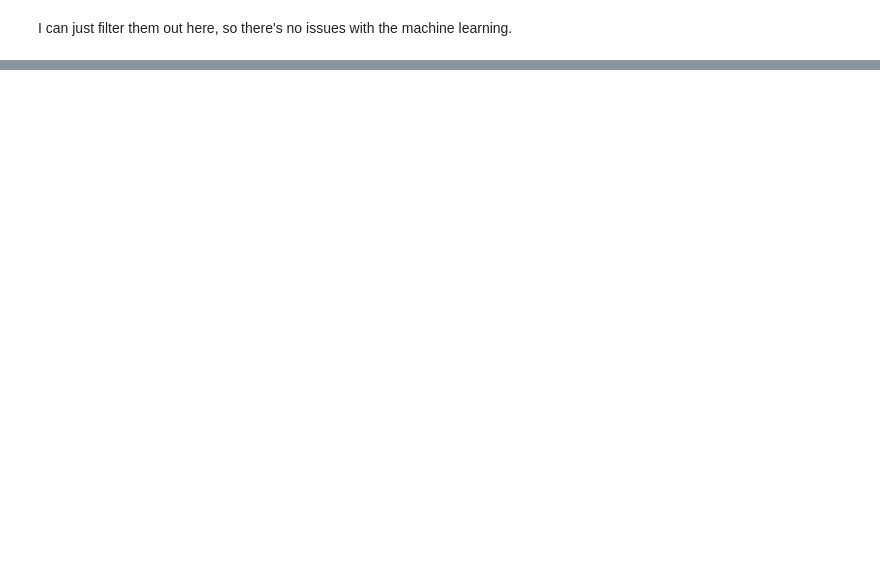
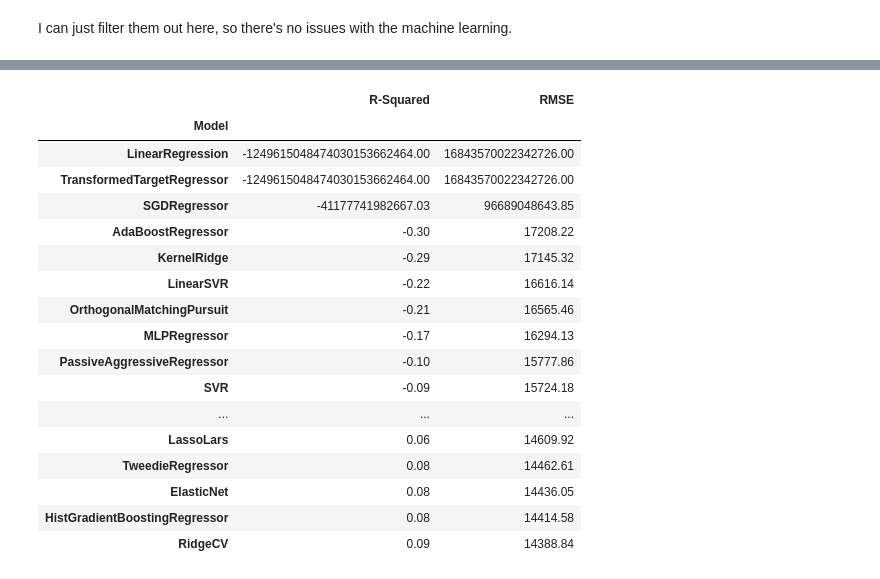
Before and after one commit to cqtqlyst/science-fair-24, a Jupyter notebook: project.ipynb, the cells around one changed output, grey strips where cells are left out. Cells and saved outputs as stored; diff of their text form; code cells hidden in the pictures; blank space fills up the shorter version.

```diff
--- a/project.ipynb
+++ b/project.ipynb
@@ -121,0 +286,28 @@ for value in dhfr_data['standard_value']:
+# %%
+removed_regressors = [
+    "TheilSenRegressor",
+    "ARDRegression",
+    "CCA",
+    "IsotonicRegression",
+    "StackingRegressor",
+    "MultiOutputRegressor",
+    "MultiTaskElasticNet",
+    "MultiTaskElasticNetCV",
+    "MultiTaskLasso",
+    "MultiTaskLassoCV",
+    "PLSCanonical",
+    "PLSRegression",
+    "QuantileRegressor",
+    "RadiusNeighborsRegressor",
+    "RegressorChain",
+    "VotingRegressor",
+]
+
+REGRESSORS = [
+    est
+    for est in all_estimators()
+    if (issubclass(est[1], RegressorMixin) and (est[0] not in removed_regressors))
+]
+
+clf = LazyRegressor(custom_metric=None, verbose=1, ignore_warnings=False, regressors = REGRESSORS)
+models, predictions = clf.fit(input_train, input_test, output_train, output_test)
@@ -121,0 +339,22 @@ for value in dhfr_data['standard_value']:
+# %%
+predictions = predictions[['R-Squared', 'RMSE']]
+predictions
+# %% [output]
+|  | R-Squared | RMSE |
+| Model |  |  |
+| LinearRegression | -1249615048474030153662464.00 | 16843570022342726.00 |
+| TransformedTargetRegressor | -1249615048474030153662464.00 | 16843570022342726.00 |
+| SGDRegressor | -41177741982667.03 | 96689048643.85 |
+| AdaBoostRegressor | -0.30 | 17208.22 |
+| KernelRidge | -0.29 | 17145.32 |
+| LinearSVR | -0.22 | 16616.14 |
+| OrthogonalMatchingPursuit | -0.21 | 16565.46 |
+| MLPRegressor | -0.17 | 16294.13 |
+| PassiveAggressiveRegressor | -0.10 | 15777.86 |
+| SVR | -0.09 | 15724.18 |
+| ... | ... | ... |
+| LassoLars | 0.06 | 14609.92 |
+| TweedieRegressor | 0.08 | 14462.61 |
+| ElasticNet | 0.08 | 14436.05 |
+| HistGradientBoostingRegressor | 0.08 | 14414.58 |
+| RidgeCV | 0.09 | 14388.84 |
```
Also changed, not shown: parts of 24 cells of this notebook, 2 other files.
